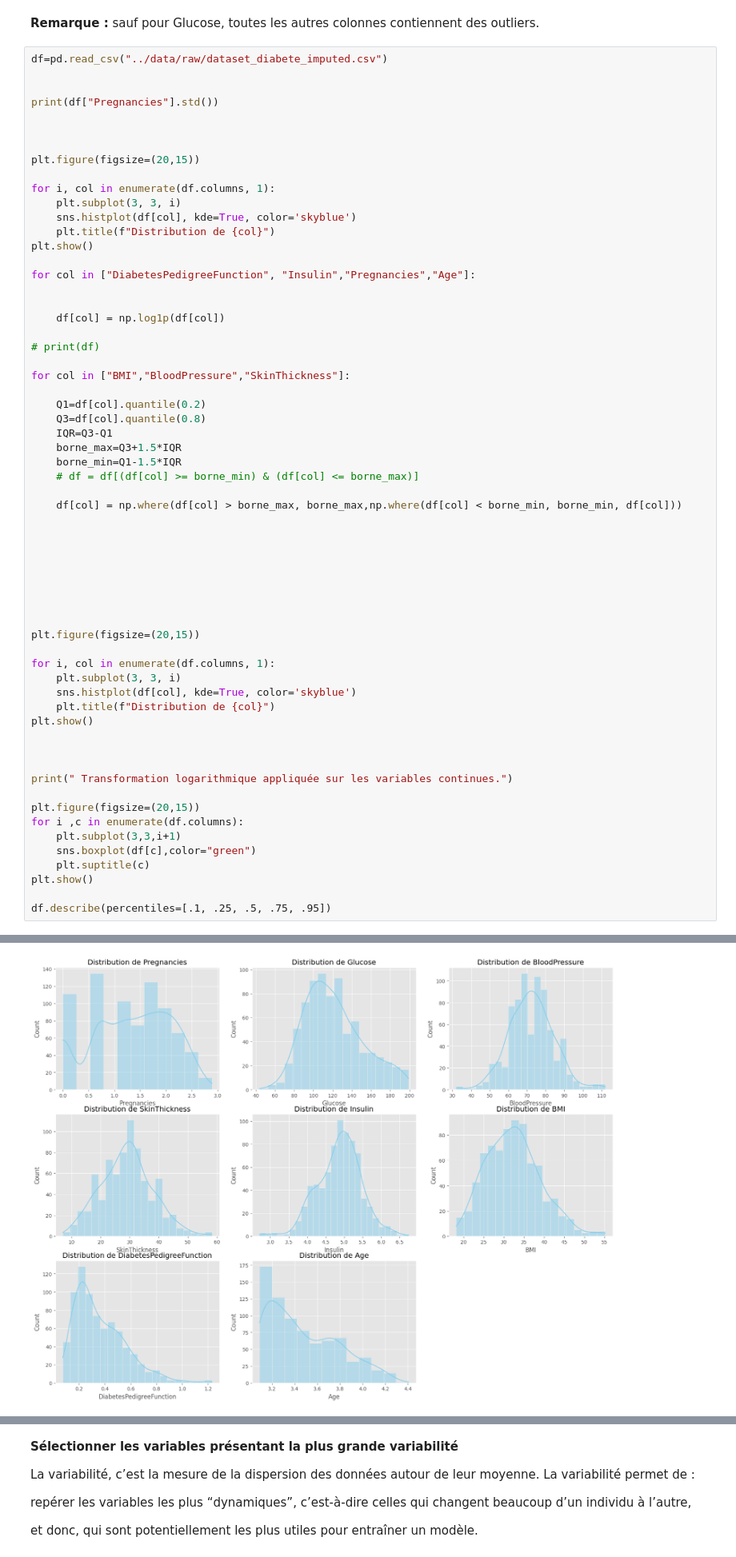
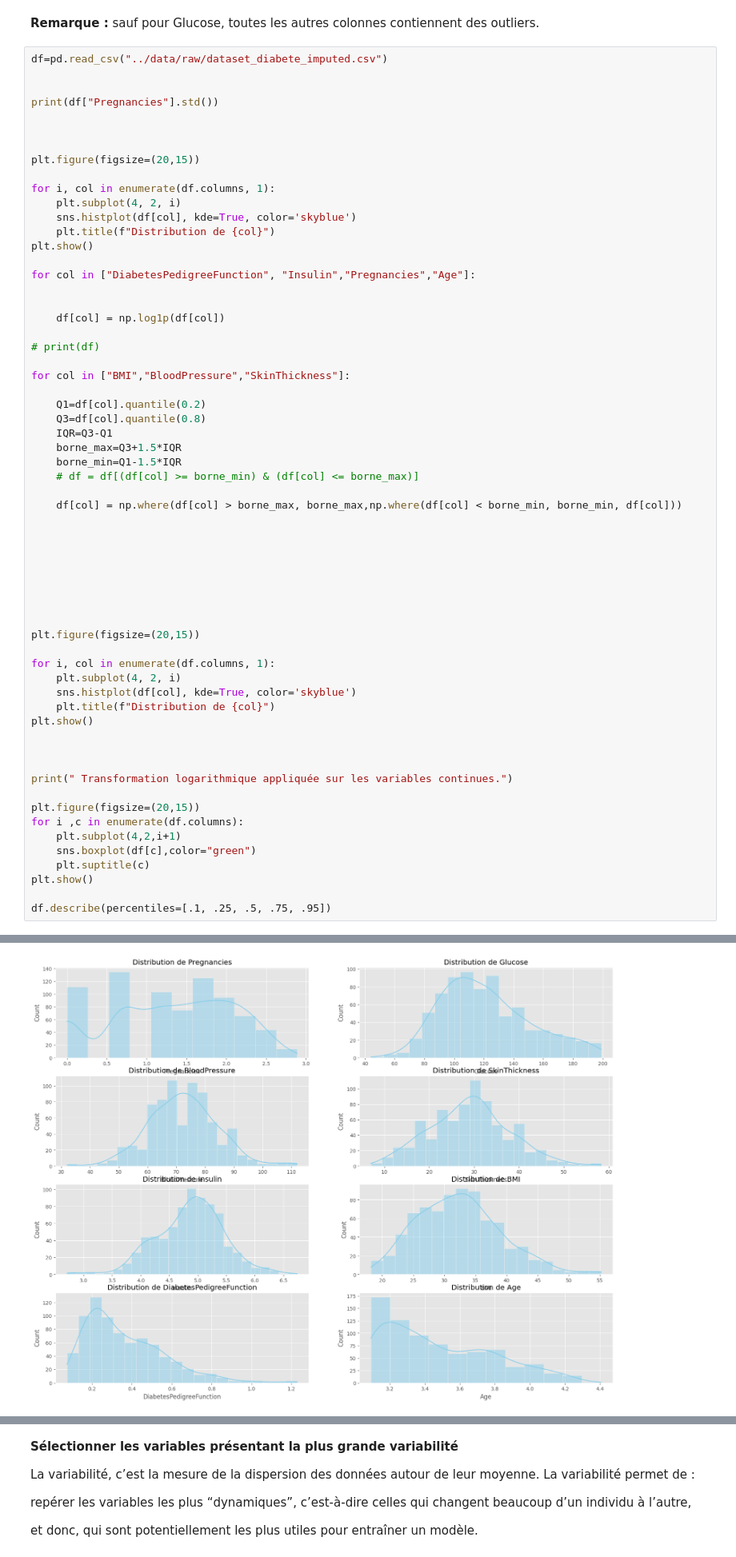
Before and after one commit to OUSSAMAEDDERKAOUI/Analyse-et-Prediction-du-Risque-de-Diabete, a Jupyter notebook: notebooks/02_Preprocessing.ipynb, the cells around one changed output, grey strips where cells are left out. Shown: that part at 80% size. Drawn from its saved outputs; the diff is of its cells as text.

```diff
--- a/notebooks/02_Preprocessing.ipynb
+++ b/notebooks/02_Preprocessing.ipynb
@@ -31,7 +31,7 @@ print(df["Pregnancies"].std())
 plt.figure(figsize=(20,15))
 
 for i, col in enumerate(df.columns, 1):
-    plt.subplot(3, 3, i)
+    plt.subplot(4, 2, i)
     sns.histplot(df[col], kde=True, color='skyblue')
     plt.title(f"Distribution de {col}")
 plt.show()
@@ -64,7 +64,7 @@ for col in ["BMI","BloodPressure","SkinThickness"]:
 plt.figure(figsize=(20,15))
 
 for i, col in enumerate(df.columns, 1):
-    plt.subplot(3, 3, i)
+    plt.subplot(4, 2, i)
     sns.histplot(df[col], kde=True, color='skyblue')
     plt.title(f"Distribution de {col}")
 plt.show()
@@ -75,7 +75,7 @@ print(" Transformation logarithmique appliquée sur les variables continues.")
 
 plt.figure(figsize=(20,15))
 for i ,c in enumerate(df.columns):
-    plt.subplot(3,3,i+1)
+    plt.subplot(4,2,i+1)
     sns.boxplot(df[c],color="green")
     plt.suptitle(c)
 plt.show()
@@ -87,2 +87,2 @@ df.describe(percentiles=[.1, .25, .5, .75, .95])
-[figure, old version]
+[figure, new version]
  Transformation logarithmique appliquée sur les variables continues.
```
Also changed, not shown: parts of 2 cells of this notebook, 2 other files.
